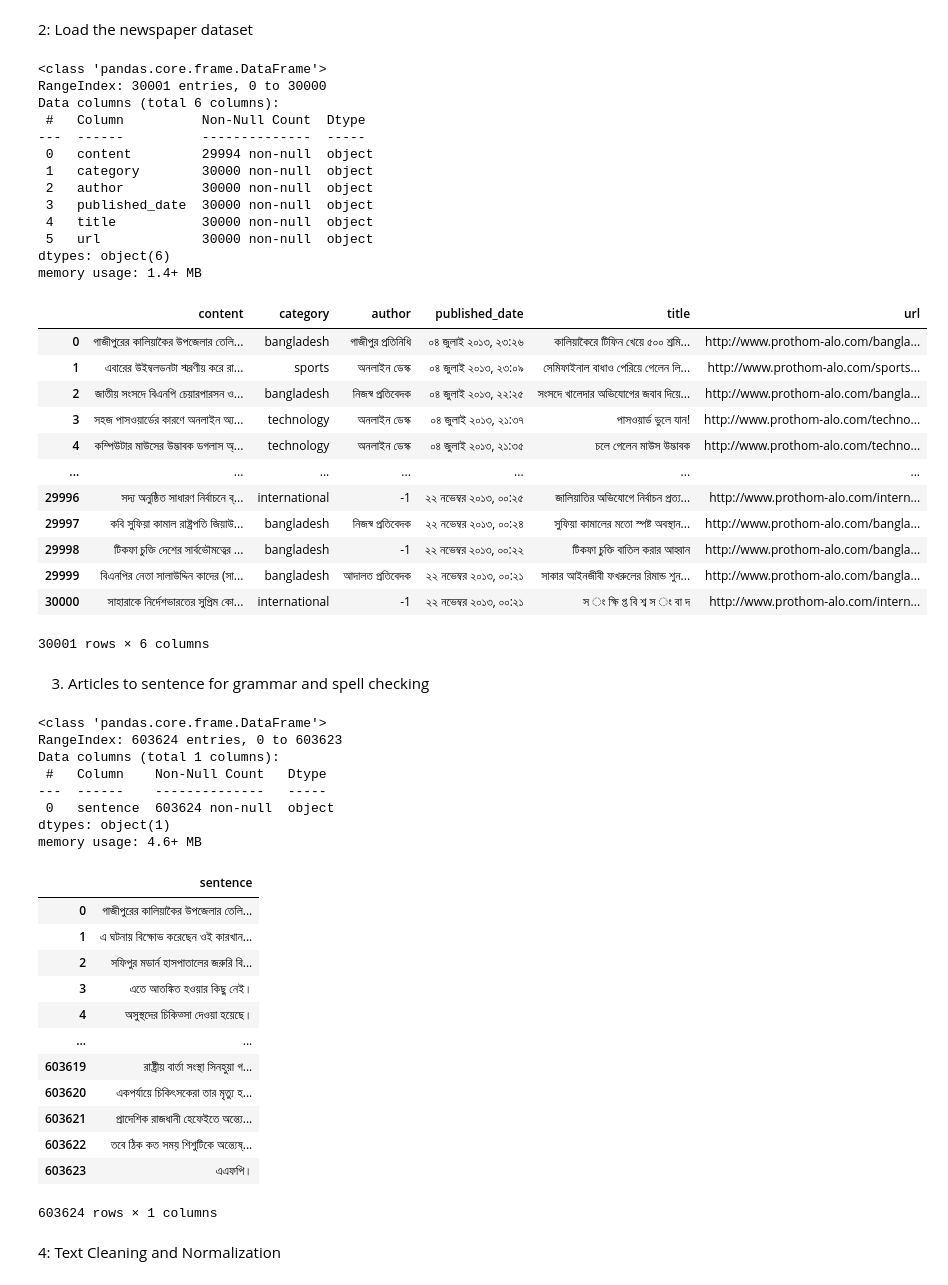
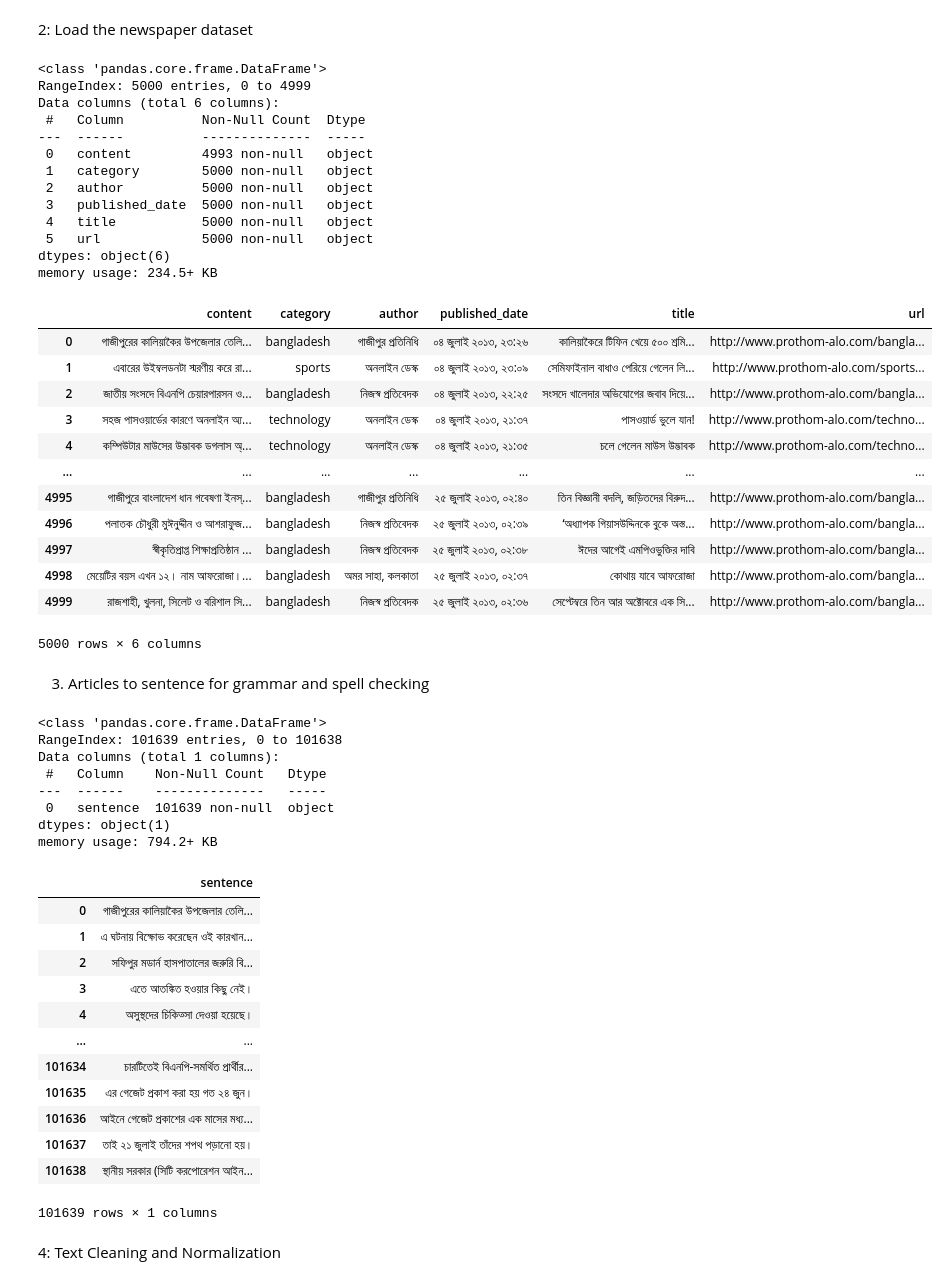
Before and after one commit to thetrishir/Brammerly, a Jupyter notebook: data_preparation.ipynb, the cells around one changed output. Saved outputs shown, nothing was run; the diff lists cells and outputs as text; code cells hidden in the pictures.

```diff
--- a/data_preparation.ipynb
+++ b/data_preparation.ipynb
@@ -42,38 +29,38 @@ Note: you may need to restart the kernel to use updated packages.
 2: Load the newspaper dataset
 # %%
 # Load the CSV file
-main_data = pd.read_csv("data.csv", encoding='utf-8')
+main_data = pd.read_csv("datasets/data.csv", encoding='utf-8')
 
 # Display basic info and a sample of the data
 main_data.info()
 main_data
 # %% [output]
 <class 'pandas.core.frame.DataFrame'>
-RangeIndex: 30001 entries, 0 to 30000
+RangeIndex: 5000 entries, 0 to 4999
 Data columns (total 6 columns):
  #   Column          Non-Null Count  Dtype
 ---  ------          --------------  -----
- 0   content         29994 non-null  object
- 1   category        30000 non-null  object
- 2   author          30000 non-null  object
- 3   published_date  30000 non-null  object
- 4   title           30000 non-null  object
- 5   url             30000 non-null  object
+ 0   content         4993 non-null   object
+ 1   category        5000 non-null   object
+ 2   author          5000 non-null   object
+ 3   published_date  5000 non-null   object
+ 4   title           5000 non-null   object
+ 5   url             5000 non-null   object
 dtypes: object(6)
-memory usage: 1.4+ MB
+memory usage: 234.5+ KB
 |  | content | category | author | published_date | title | url |
 | 0 | গাজীপুরের কালিয়াকৈর উপজেলার তেলি... | bangladesh | গাজীপুর প্রতিনিধি | ০৪ জুলাই ২০১৩, ২৩:২৬ | কালিয়াকৈরে টিফিন খেয়ে ৫০০ শ্রমি... | http://www.prothom-alo.com/bangla... |
 | 1 | এবারের উইম্বলডনটা স্মরণীয় করে রা... | sports | অনলাইন ডেস্ক | ০৪ জুলাই ২০১৩, ২৩:০৯ | সেমিফাইনাল বাধাও পেরিয়ে গেলেন লি... | http://www.prothom-alo.com/sports... |
 | 2 | জাতীয় সংসদে বিএনপি চেয়ারপারসন ও... | bangladesh | নিজস্ব প্রতিবেদক | ০৪ জুলাই ২০১৩, ২২:২৫ | সংসদে খালেদার অভিযোগের জবাব দিয়ে... | http://www.prothom-alo.com/bangla... |
 | 3 | সহজ পাসওয়ার্ডের কারণে অনলাইন অ্য... | technology | অনলাইন ডেস্ক | ০৪ জুলাই ২০১৩, ২১:৩৭ | পাসওয়ার্ড ভুলে যান! | http://www.prothom-alo.com/techno... |
 | 4 | কম্পিউটার মাউসের উদ্ভাবক ডগলাস অ্... | technology | অনলাইন ডেস্ক | ০৪ জুলাই ২০১৩, ২১:৩৫ | চলে গেলেন মাউস উদ্ভাবক | http://www.prothom-alo.com/techno... |
 | ... | ... | ... | ... | ... | ... | ... |
-| 29996 | সদ্য অনুষ্ঠিত সাধারণ নির্বাচনে ব্... | international | -1 | ২২ নভেম্বর ২০১৩, ০০:২৫ | জালিয়াতির অভিযোগে নির্বাচন প্রত্য... | http://www.prothom-alo.com/intern... |
-| 29997 | কবি সুফিয়া কামাল রাষ্ট্রপতি জিয়াউ... | bangladesh | নিজস্ব প্রতিবেদক | ২২ নভেম্বর ২০১৩, ০০:২৪ | সুফিয়া কামালের মতো স্পষ্ট অবস্থান... | http://www.prothom-alo.com/bangla... |
-| 29998 | টিকফা চুক্তি দেশের সার্বভৌমত্বের ... | bangladesh | -1 | ২২ নভেম্বর ২০১৩, ০০:২২ | টিকফা চুক্তি বাতিল করার আহ্বান | http://www.prothom-alo.com/bangla... |
-| 29999 | বিএনপির নেতা সালাউদ্দিন কাদের (সা... | bangladesh | আদালত প্রতিবেদক | ২২ নভেম্বর ২০১৩, ০০:২১ | সাকার আইনজীবী ফখরুলের রিমান্ড শুন... | http://www.prothom-alo.com/bangla... |
-| 30000 | সাহারাকে নির্দেশভারতের সুপ্রিম কো... | international | -1 | ২২ নভেম্বর ২০১৩, ০০:২১ | স ং ক্ষি প্ত বি শ্ব স ং বা দ | http://www.prothom-alo.com/intern... |
+| 4995 | গাজীপুরে বাংলাদেশ ধান গবেষণা ইনস্... | bangladesh | গাজীপুর প্রতিনিধি | ২৫ জুলাই ২০১৩, ০২:৪০ | তিন বিজ্ঞানী বদলি, জড়িতদের বিরুদ... | http://www.prothom-alo.com/bangla... |
+| 4996 | পলাতক চৌধুরী মুঈনুদ্দীন ও আশরাফুজ... | bangladesh | নিজস্ব প্রতিবেদক | ২৫ জুলাই ২০১৩, ০২:৩৯ | ‘অধ্যাপক গিয়াসউদ্দিনকে বুকে অস্ত... | http://www.prothom-alo.com/bangla... |
+| 4997 | স্বীকৃতিপ্রাপ্ত শিক্ষাপ্রতিষ্ঠান ... | bangladesh | নিজস্ব প্রতিবেদক | ২৫ জুলাই ২০১৩, ০২:৩৮ | ঈদের আগেই এমপিওভুক্তির দাবি | http://www.prothom-alo.com/bangla... |
+| 4998 | মেয়েটির বয়স এখন ১২। নাম আফরোজা।... | bangladesh | অমর সাহা, কলকাতা | ২৫ জুলাই ২০১৩, ০২:৩৭ | কোথায় যাবে আফরোজা | http://www.prothom-alo.com/bangla... |
+| 4999 | রাজশাহী, খুলনা, সিলেট ও বরিশাল সি... | bangladesh | নিজস্ব প্রতিবেদক | ২৫ জুলাই ২০১৩, ০২:৩৬ | সেপ্টেম্বরে তিন আর অক্টোবরে এক সি... | http://www.prothom-alo.com/bangla... |
-30001 rows × 6 columns
+5000 rows × 6 columns
 # %% [markdown]
 3. Articles to sentence for grammar and spell checking
 # %%
@@ -92,13 +79,13 @@ df
 #print(df['sentence'].iloc[5])
 # %% [output]
 <class 'pandas.core.frame.DataFrame'>
-RangeIndex: 603624 entries, 0 to 603623
+RangeIndex: 101639 entries, 0 to 101638
 Data columns (total 1 columns):
  #   Column    Non-Null Count   Dtype
 ---  ------    --------------   -----
- 0   sentence  603624 non-null  object
+ 0   sentence  101639 non-null  object
 dtypes: object(1)
-memory usage: 4.6+ MB
+memory usage: 794.2+ KB
 |  | sentence |
 | 0 | গাজীপুরের কালিয়াকৈর উপজেলার তেলি... |
 | 1 | এ ঘটনায় বিক্ষোভ করেছেন ওই কারখান... |
@@ -106,12 +93,12 @@ memory usage: 4.6+ MB
 | 3 | এতে আতঙ্কিত হওয়ার কিছু নেই। |
 | 4 | অসুস্থদের চিকিত্সা দেওয়া হয়েছে। |
 | ... | ... |
-| 603619 | রাষ্ট্রীয় বার্তা সংস্থা সিনহুয়া গ... |
-| 603620 | একপর্যায়ে চিকিৎসকেরা তার মৃত্যু হ... |
-| 603621 | প্রাদেশিক রাজধানী হেফেইতে অন্ত্যে... |
-| 603622 | তবে ঠিক কত সময় শিশুটিকে অন্ত্যেষ্... |
-| 603623 | এএফপি। |
+| 101634 | চারটিতেই বিএনপি-সমর্থিত প্রার্থীর... |
+| 101635 | এর গেজেট প্রকাশ করা হয় গত ২৪ জুন। |
+| 101636 | আইনে গেজেট প্রকাশের এক মাসের মধ্য... |
+| 101637 | তাই ২১ জুলাই তাঁদের শপথ পড়ানো হয়। |
+| 101638 | স্থানীয় সরকার (সিটি করপোরেশন আইন... |
-603624 rows × 1 columns
+101639 rows × 1 columns
 # %% [markdown]
 4: Text Cleaning and Normalization
 # %%
```
Also changed, not shown: parts of 17 cells of this notebook, 4 other files.
